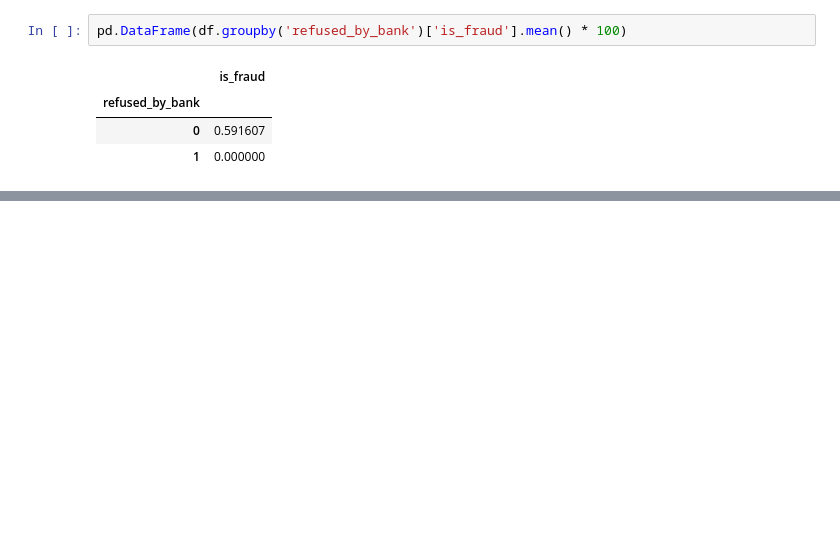
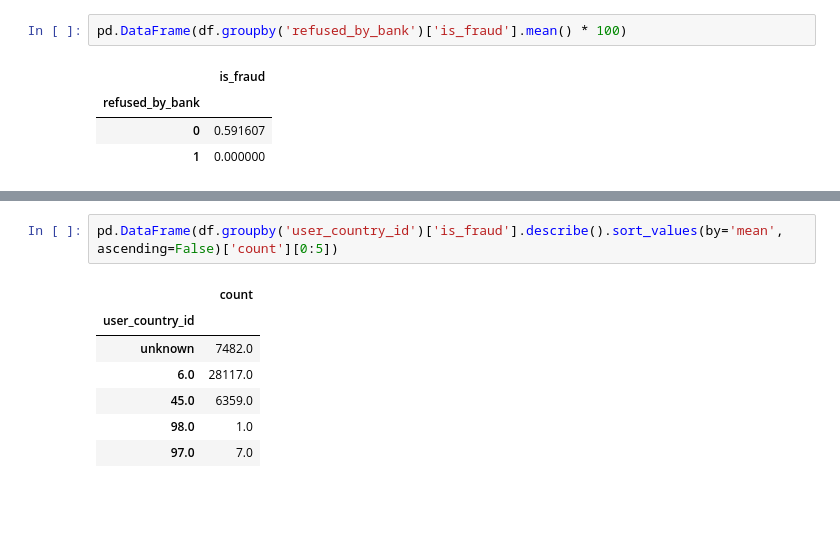
Before and after one commit to ssantic/Adyen-Homework, a Jupyter notebook: SupervisedChallenge__283_29.ipynb, the cells around one changed output, grey strips where cells are left out. Cells and saved outputs as stored; diff of their text form; blank space fills up the shorter version.

```diff
--- a/SupervisedChallenge__283_29.ipynb
+++ b/SupervisedChallenge__283_29.ipynb
@@ -265,3 +269,13 @@ Name: is_fraud, dtype: float64
+# %%
+pd.DataFrame(df.groupby('user_country_id')['is_fraud'].describe().sort_values(by='mean', ascending=False)['count'][0:5])
+# %% [output]
+|  | count |
+| user_country_id |  |
+| unknown | 7482.0 |
+| 6.0 | 28117.0 |
+| 45.0 | 6359.0 |
+| 98.0 | 1.0 |
+| 97.0 | 7.0 |
 # %% [markdown]
 <br>
 <br>
```
Also changed, not shown: parts of 13 cells of this notebook.
